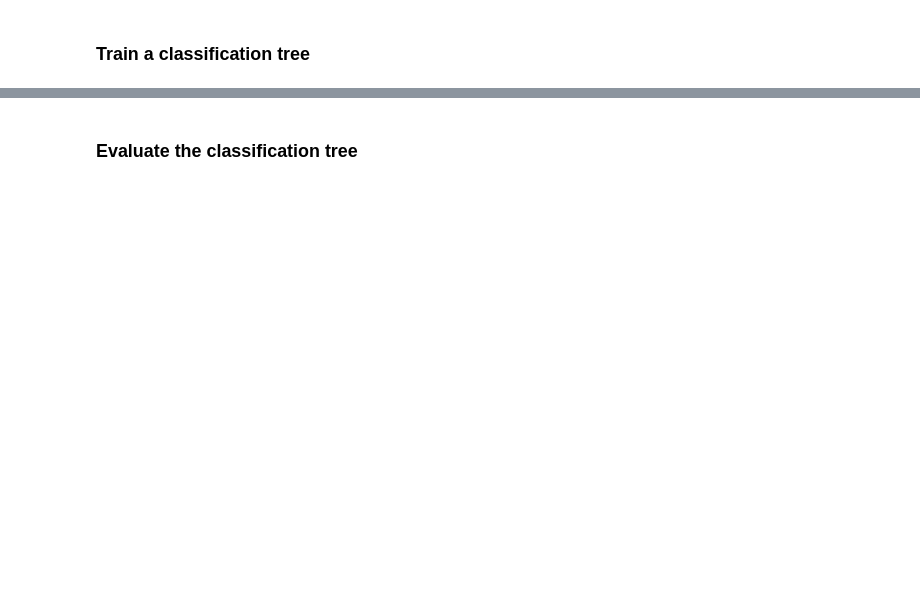
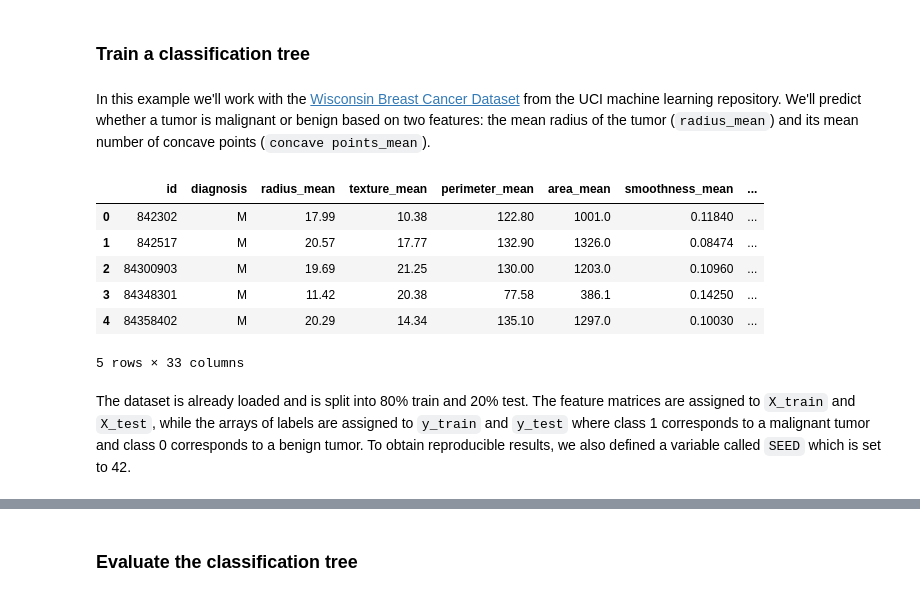
Before and after one commit to ML-Challenge/week3-supervised-learning, a Jupyter notebook: L4.Tree-Based Models.ipynb, the cells around one changed output, grey strips where cells are left out. Drawn from its saved outputs; the diff is of its cells as text; code cells hidden in the pictures; blank space fills up the shorter version.

Commit message:
feat: L4.Tree-Based Models
Add code for classification tree learning

```diff
--- a/L4.Tree-Based Models.ipynb
+++ b/L4.Tree-Based Models.ipynb
@@ -66,3 +66,16 @@ In contrast, as shown here on the right, a classification-tree produces rectangu
 This happens because at each split made by the tree, only one feature is involved.
 # %% [markdown]
 ### Train a classification tree
+# %% [markdown]
+In this example we'll work with the [Wisconsin Breast Cancer Dataset](https://www.kaggle.com/uciml/breast-cancer-wisconsin-data) from the UCI machine learning repository. We'll predict whether a tumor is malignant or benign based on two features: the mean radius of the tumor (`radius_mean`) and its mean number of concave points (`concave points_mean`).
+# %%
+wbc = pd.read_csv('data/wbc.csv')
+wbc.head()
+# %% [output]
+|  | id | diagnosis | radius_mean | texture_mean | perimeter_mean | area_mean | smoothness_mean | ... |
+| 0 | 842302 | M | 17.99 | 10.38 | 122.80 | 1001.0 | 0.11840 | ... |
+| 1 | 842517 | M | 20.57 | 17.77 | 132.90 | 1326.0 | 0.08474 | ... |
+| 2 | 84300903 | M | 19.69 | 21.25 | 130.00 | 1203.0 | 0.10960 | ... |
+| 3 | 84348301 | M | 11.42 | 20.38 | 77.58 | 386.1 | 0.14250 | ... |
+| 4 | 84358402 | M | 20.29 | 14.34 | 135.10 | 1297.0 | 0.10030 | ... |
+5 rows × 33 columns
@@ -68,0 +90,2 @@ This happens because at each split made by the tree, only one feature is involve
+# %% [markdown]
+The dataset is already loaded and is split into 80% train and 20% test. The feature matrices are assigned to `X_train` and `X_test`, while the arrays of labels are assigned to `y_train` and `y_test` where class 1 corresponds to a malignant tumor and class 0 corresponds to a benign tumor. To obtain reproducible results, we also defined a variable called `SEED` which is set to 42.
```
Also changed, not shown: parts of 26 cells of this notebook, 7 other files.
